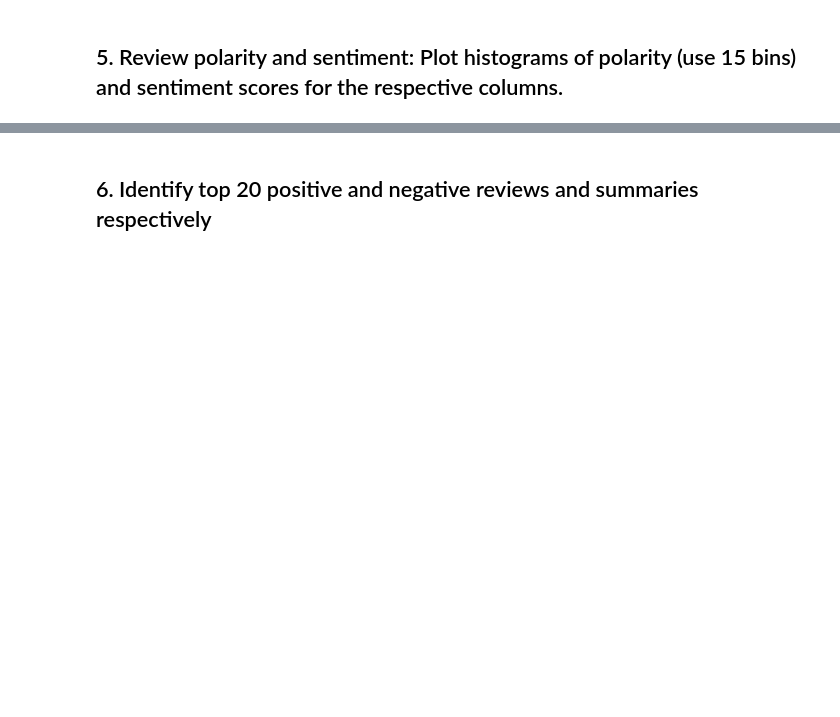
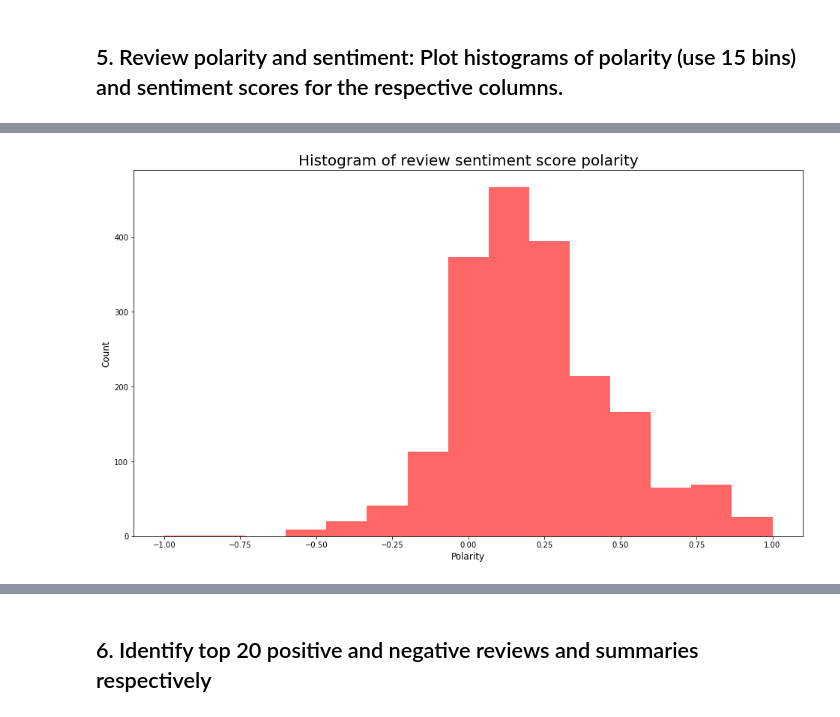
Before and after one commit to alexs178/LSE_DA_Turtle_Games_Analysis, a Jupyter notebook: Sewell_Alexander_DA301_Assignment_Notebook.ipynb, the cells around one changed output, grey strips where cells are left out. Saved outputs shown, nothing was run; the diff lists cells and outputs as text; code cells hidden in the pictures; blank space fills up the shorter version.

Commit message:
Analysing customer sentiments

```diff
--- a/Sewell_Alexander_DA301_Assignment_Notebook.ipynb
+++ b/Sewell_Alexander_DA301_Assignment_Notebook.ipynb
@@ -847,5 +919,7 @@ warnings.filterwarnings('ignore')
 # %%
 # Drop duplicates in both columns.
-
+df3 = df3.drop_duplicates(subset=['review', 'summary'])
 
 # View DataFrame.
+df3.reset_index(inplace=True)
+df3
@@ -853,6 +941,7 @@ warnings.filterwarnings('ignore')
 ## 3. Tokenise and create wordclouds
 # %%
 # Create new DataFrame (copy DataFrame).
-
+df4 = df3.copy()
 
 # View DataFrame.
+df4
@@ -900,5 +1235,7 @@ def generate_polarity(comment):
 # %%
 # Determine polarity of both columns.
-
+df4['review_polarity'] = df4['review'].apply(generate_polarity)
+df4['summary_polarity'] = df4['summary'].apply(generate_polarity)
 
 # View output.
+df4
@@ -905,9 +1256,20 @@ def generate_polarity(comment):
 # %%
 # Review: Create a histogram plot with bins = 15.
 # Histogram of polarity
+num_bins = 15
 
+plt.figure(figsize=(16,9))
 
-# Histogram of sentiment score
+n, bins, patches = plt.hist(df4['review_polarity'], num_bins,
+                            facecolor='red', alpha=0.6)
+
+plt.xlabel('Polarity', fontsize=12)
+plt.ylabel('Count', fontsize=12)
+plt.title('Histogram of review sentiment score polarity', fontsize=20)
+
+plt.show()
+# %% [output]
+[figure, added]
 # %%
 # Summary: Create a histogram plot with bins = 15.
 # Histogram of polarity
```
Also changed, not shown: parts of 59 cells of this notebook.
